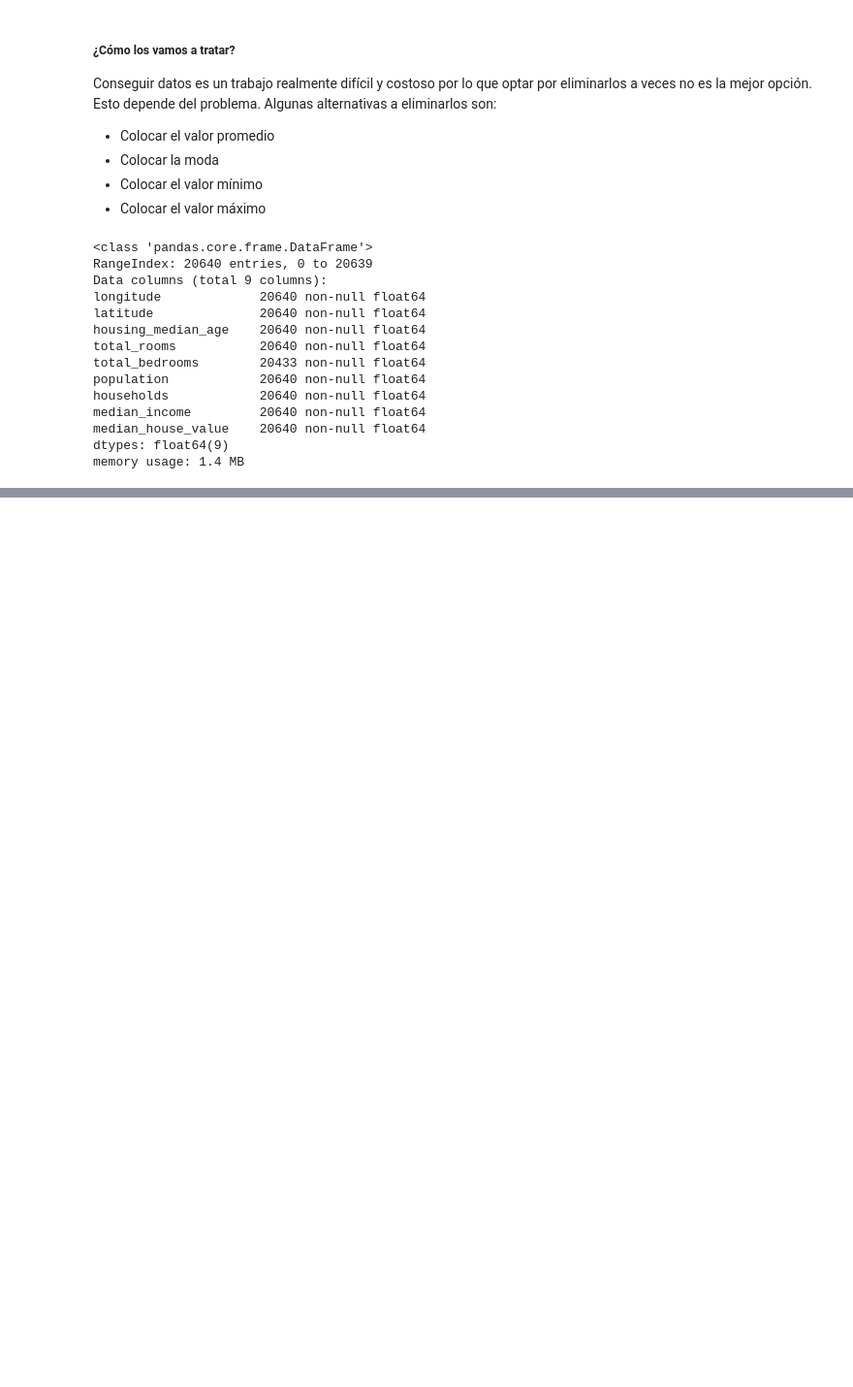
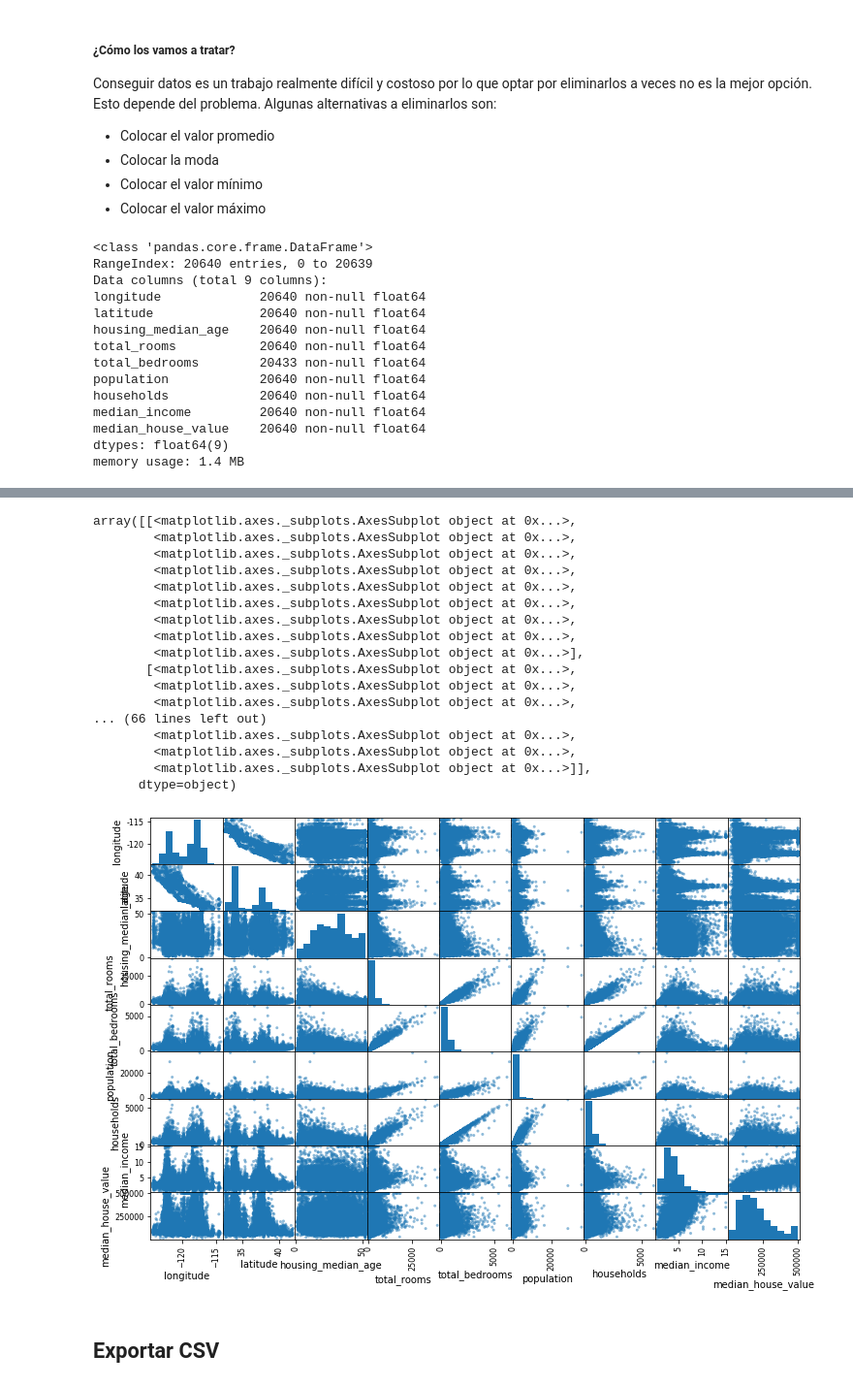
Before and after one commit to brokenerk/DataMining, a Jupyter notebook: Pandas/Pract0PandasResuelto.ipynb, the cells around one changed output, grey strips where cells are left out. Shown: that part at 97% size. Cells and saved outputs as stored; diff of their text form; code cells hidden in the pictures; blank space fills up the shorter version.

Commit message:
export csv

```diff
--- a/Pandas/Pract0PandasResuelto.ipynb
+++ b/Pandas/Pract0PandasResuelto.ipynb
@@ -273,0 +407,23 @@ memory usage: 1.4 MB
+# %%
+scatter_matrix(dataCSV[dataCSV.columns], figsize=(12,8))
+# %% [output]
+array([[<matplotlib.axes._subplots.AxesSubplot object at 0x...>,
+        <matplotlib.axes._subplots.AxesSubplot object at 0x...>,
+        <matplotlib.axes._subplots.AxesSubplot object at 0x...>,
+        <matplotlib.axes._subplots.AxesSubplot object at 0x...>,
+        <matplotlib.axes._subplots.AxesSubplot object at 0x...>,
+        <matplotlib.axes._subplots.AxesSubplot object at 0x...>,
+        <matplotlib.axes._subplots.AxesSubplot object at 0x...>,
+        <matplotlib.axes._subplots.AxesSubplot object at 0x...>,
+        <matplotlib.axes._subplots.AxesSubplot object at 0x...>],
+       [<matplotlib.axes._subplots.AxesSubplot object at 0x...>,
+        <matplotlib.axes._subplots.AxesSubplot object at 0x...>,
+        <matplotlib.axes._subplots.AxesSubplot object at 0x...>,
+... (66 lines left out)
+        <matplotlib.axes._subplots.AxesSubplot object at 0x...>,
+        <matplotlib.axes._subplots.AxesSubplot object at 0x...>,
+        <matplotlib.axes._subplots.AxesSubplot object at 0x...>]],
+      dtype=object)
+[figure, added]
+# %% [markdown]
+## Exportar CSV
```
Also changed, not shown: parts of 21 cells of this notebook, 4 other files.
